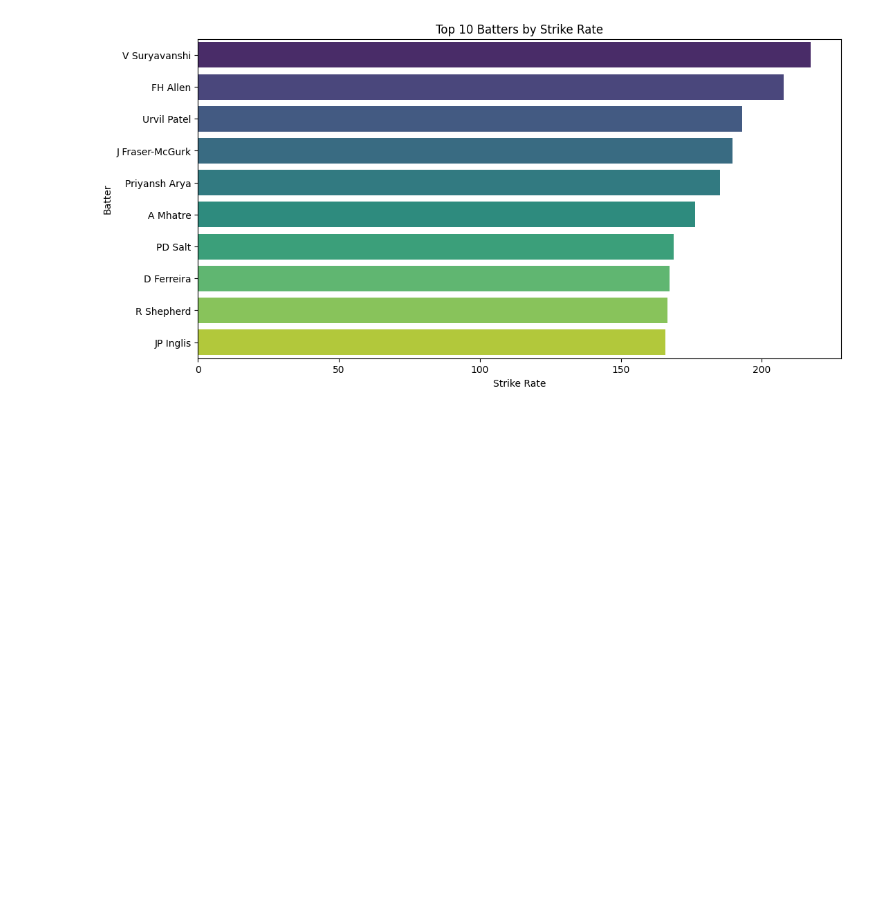
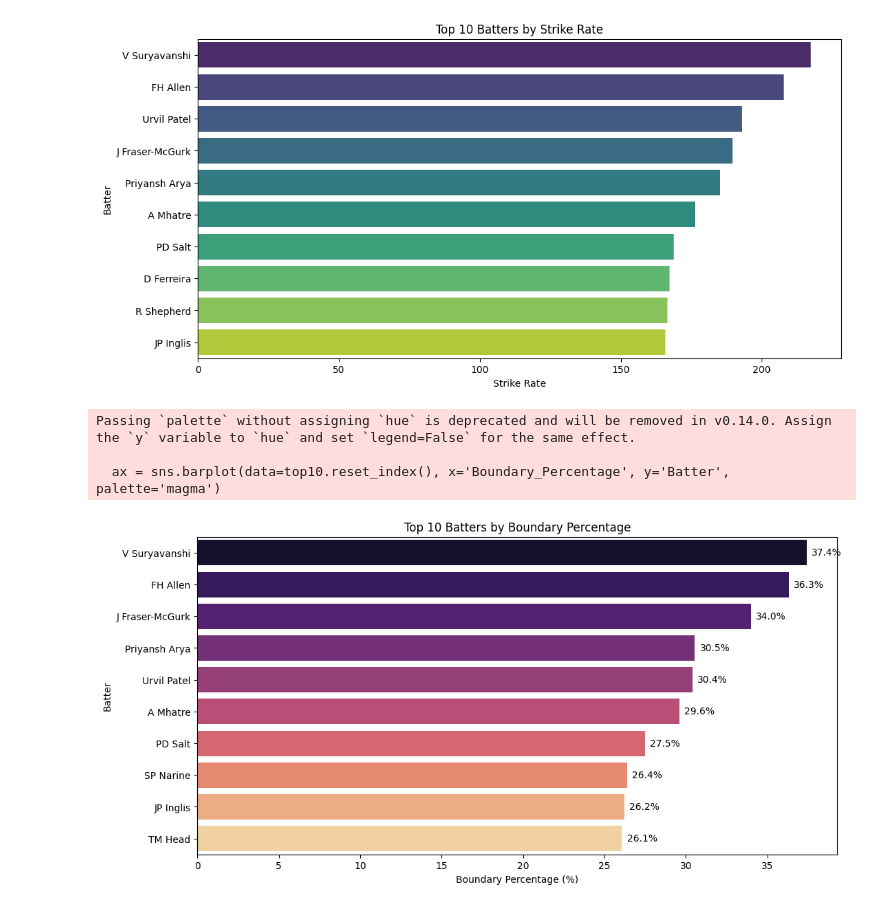
Before and after one commit to samifahim07/Smart-Cricket-Analytics-Ball-by-Ball-Event-Prediction-using-Machine-Learning, a Jupyter notebook: smart_analysis.ipynb, the cells around one changed output. Cells and saved outputs as stored; diff of their text form; code cells hidden in the pictures; blank space fills up the shorter version.

```diff
--- a/smart_analysis.ipynb
+++ b/smart_analysis.ipynb
@@ -324,3 +325,47 @@ Passing `palette` without assigning `hue` is deprecated and will be removed in v
 
   sns.barplot(
 [figure]
+# %%
+# Top 10 Batters by Boundary Percentage
+
+# Legal balls faced (excluding wides)
+balls = (
+    df[df['ExtraType'] != 'wides'].groupby('Batter').size())
+
+# Number of boundaries (4s and 6s)
+boundaries = (df[df['BatsmanRun'].isin([4, 6])].groupby('Batter').size())
+
+# Combine
+boundary_df = pd.concat([balls, boundaries], axis=1)
+boundary_df.columns = ['Balls', 'Boundaries']
+
+boundary_df = boundary_df.fillna(0)
+
+# Boundary Percentage
+boundary_df['Boundary_Percentage'] = (
+    boundary_df['Boundaries'] / boundary_df['Balls']) * 100
+
+# Filter players with at least 100 balls
+boundary_df = boundary_df[boundary_df['Balls'] >= 100]
+
+# Top 10
+top10 = boundary_df.sort_values(by='Boundary_Percentage',ascending=False).head(10)
+
+
+plt.figure(figsize=(12,6))
+
+ax = sns.barplot(data=top10.reset_index(), x='Boundary_Percentage', y='Batter', palette='magma')
+
+for i, v in enumerate(top10['Boundary_Percentage']):
+    ax.text(v + 0.3, i, f"{v:.1f}%", va='center')
+
+plt.title("Top 10 Batters by Boundary Percentage")
+plt.xlabel("Boundary Percentage (%)")
+plt.ylabel("Batter")
+
+plt.show()
+# %% [output]
+Passing `palette` without assigning `hue` is deprecated and will be removed in v0.14.0. Assign the `y` variable to `hue` and set `legend=False` for the same effect.
+
+  ax = sns.barplot(data=top10.reset_index(), x='Boundary_Percentage', y='Batter', palette='magma')
+[figure, added]
```
Also changed, not shown: parts of 1 cell of this notebook.
